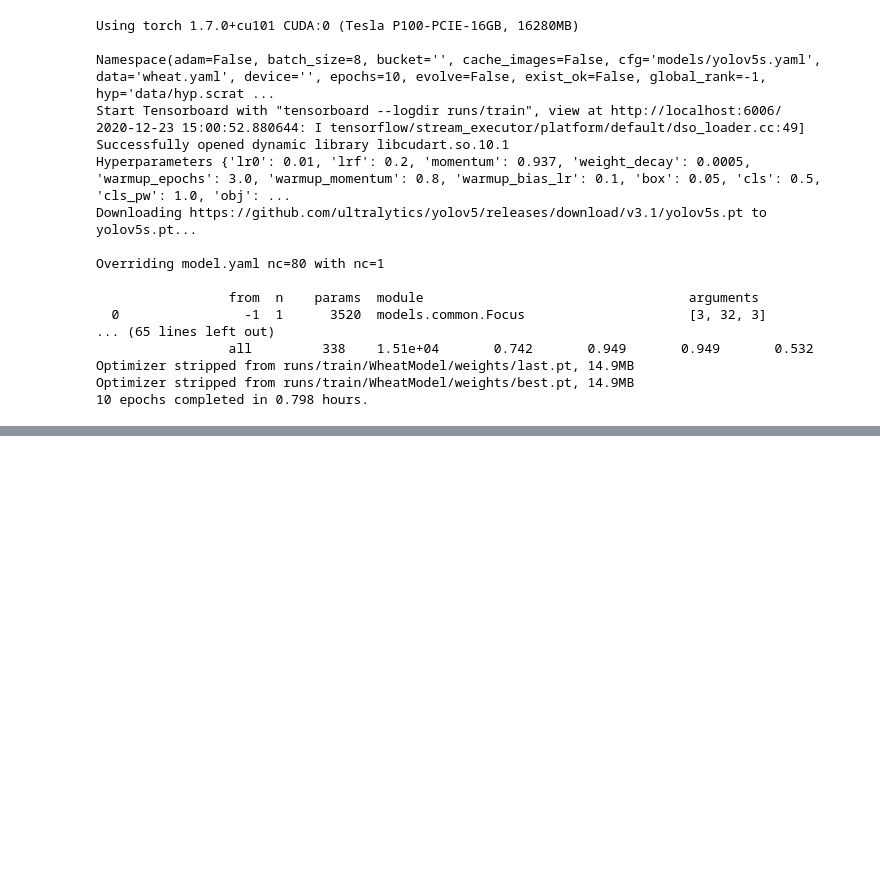
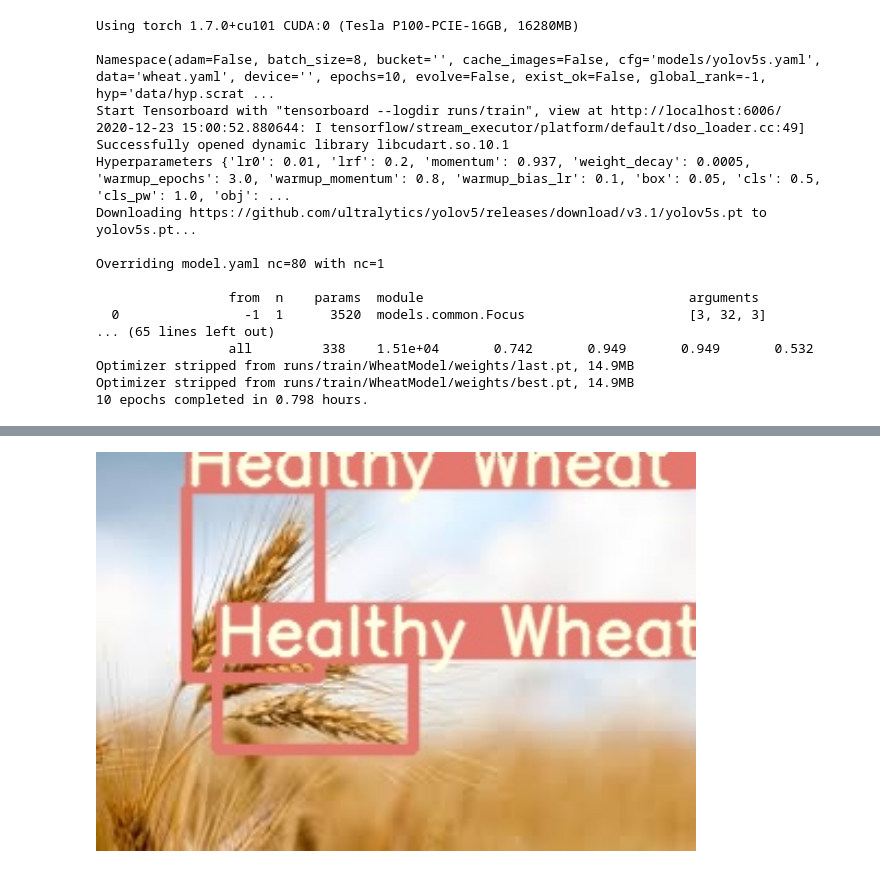
Before and after one commit to BonyGeorge/Wheat-Impurities-System, a Jupyter notebook: SRS Models/Wild_Oat_&_Wheat_Detection_YOLOv5.ipynb, the cells around one changed output, grey strips where cells are left out. Saved outputs shown, nothing was run; the diff lists cells and outputs as text; code cells hidden in the pictures; blank space fills up the shorter version.

```diff
--- a/SRS Models/Wild_Oat_&_Wheat_Detection_YOLOv5.ipynb
+++ b/SRS Models/Wild_Oat_&_Wheat_Detection_YOLOv5.ipynb
@@ -89,0 +95,5 @@ Done. (0.088s)
+# %%
+from IPython.display import Image
+Image(filename='runs/detect/exp/download.jpeg', width=600, height=500)
+# %% [output]
+[figure, added]
```
Also changed, not shown: parts of 4 cells of this notebook.
